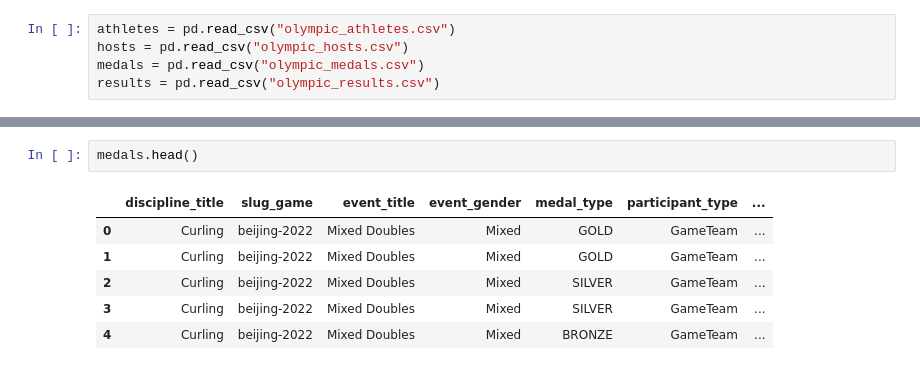
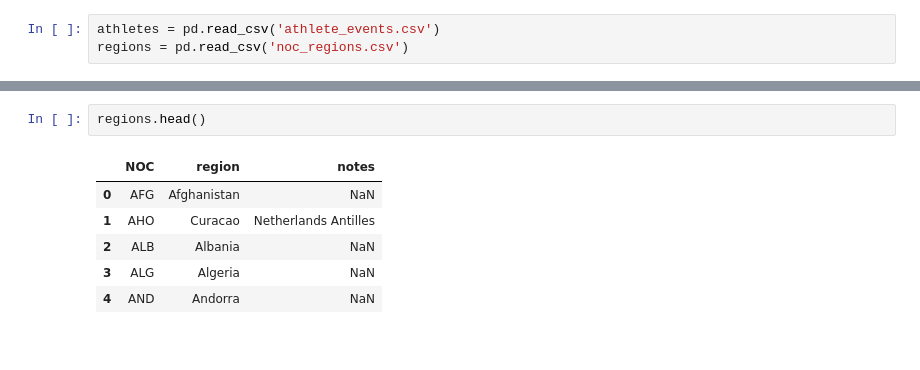
Before and after one commit to kilciukas/Olympic_dataset_exploration, a Jupyter notebook: Notebook_v2/Olimpines_notebook_v2.ipynb, the cells around one changed output, grey strips where cells are left out. Saved outputs shown, nothing was run; the diff lists cells and outputs as text.

```diff
--- a/Notebook_v2/Olimpines_notebook_v2.ipynb
+++ b/Notebook_v2/Olimpines_notebook_v2.ipynb
@@ -4,10 +4,8 @@ import numpy as np
 import seaborn as sns
 from matplotlib import pyplot as plt
 # %%
-athletes = pd.read_csv("olympic_athletes.csv")
-hosts = pd.read_csv("olympic_hosts.csv")
-medals = pd.read_csv("olympic_medals.csv")
-results = pd.read_csv("olympic_results.csv")
+athletes = pd.read_csv('athlete_events.csv')
+regions = pd.read_csv('noc_regions.csv')
 # %%
 athletes.head()
 # %% [output]
@@ -20,9 +18,9 @@ athletes.head()
 # %%
-medals.head()
+regions.head()
 # %% [output]
-|  | discipline_title | slug_game | event_title | event_gender | medal_type | participant_type | ... |
-| 0 | Curling | beijing-2022 | Mixed Doubles | Mixed | GOLD | GameTeam | ... |
-| 1 | Curling | beijing-2022 | Mixed Doubles | Mixed | GOLD | GameTeam | ... |
-| 2 | Curling | beijing-2022 | Mixed Doubles | Mixed | SILVER | GameTeam | ... |
-| 3 | Curling | beijing-2022 | Mixed Doubles | Mixed | SILVER | GameTeam | ... |
-| 4 | Curling | beijing-2022 | Mixed Doubles | Mixed | BRONZE | GameTeam | ... |
+|  | NOC | region | notes |
+| 0 | AFG | Afghanistan | NaN |
+| 1 | AHO | Curacao | Netherlands Antilles |
+| 2 | ALB | Albania | NaN |
+| 3 | ALG | Algeria | NaN |
+| 4 | AND | Andorra | NaN |
```
Also changed, not shown: parts of 10 cells of this notebook.
